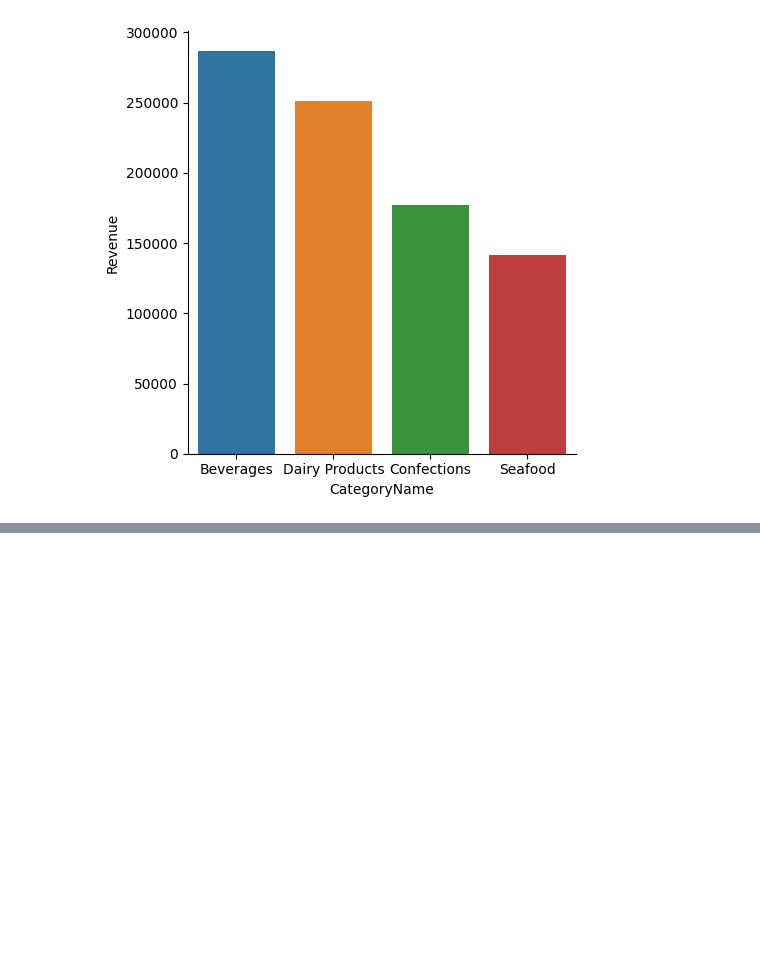
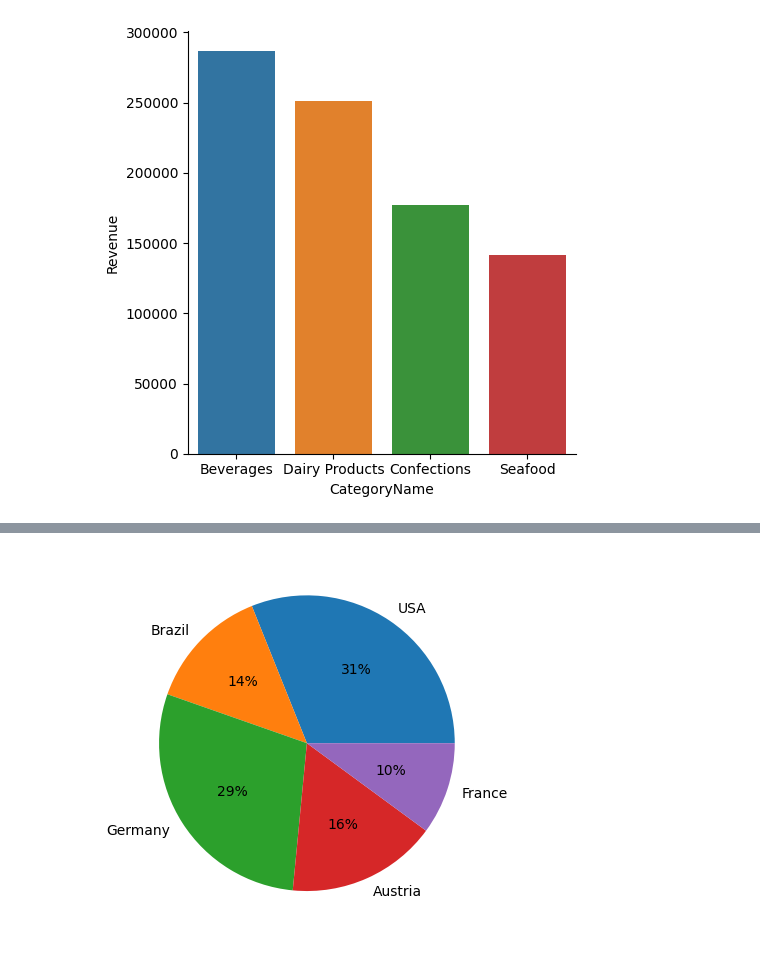
Before and after one commit to adrn-mm/DSLS_Mini-Project-DE_Adrian-Maulana-Muhammad, a Jupyter notebook: case-study/data-viz.ipynb, the cells around one changed output, grey strips where cells are left out. Drawn from its saved outputs; the diff is of its cells as text; code cells hidden in the pictures; blank space fills up the shorter version.

```diff
--- a/case-study/data-viz.ipynb
+++ b/case-study/data-viz.ipynb
@@ -32,0 +51,8 @@ plt.show()
+# %%
+df_customer_analysis_1['Revenue'] = df_customer_analysis_1['Revenue'].str.replace(',','.').astype(float)
+plt.pie(df_customer_analysis_1['Revenue'],
+        labels=df_customer_analysis_1['Country'],
+        autopct='%.0f%%')
+plt.show()
+# %% [output]
+[figure, added]
```
Also changed, not shown: parts of 5 cells of this notebook, 1 other file.
